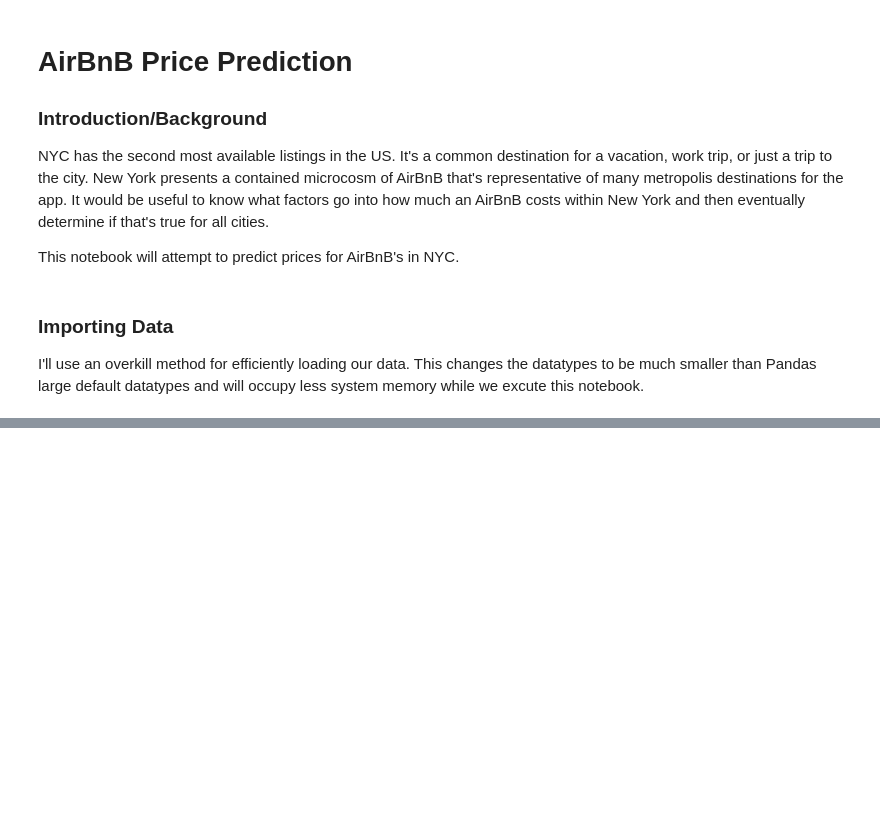
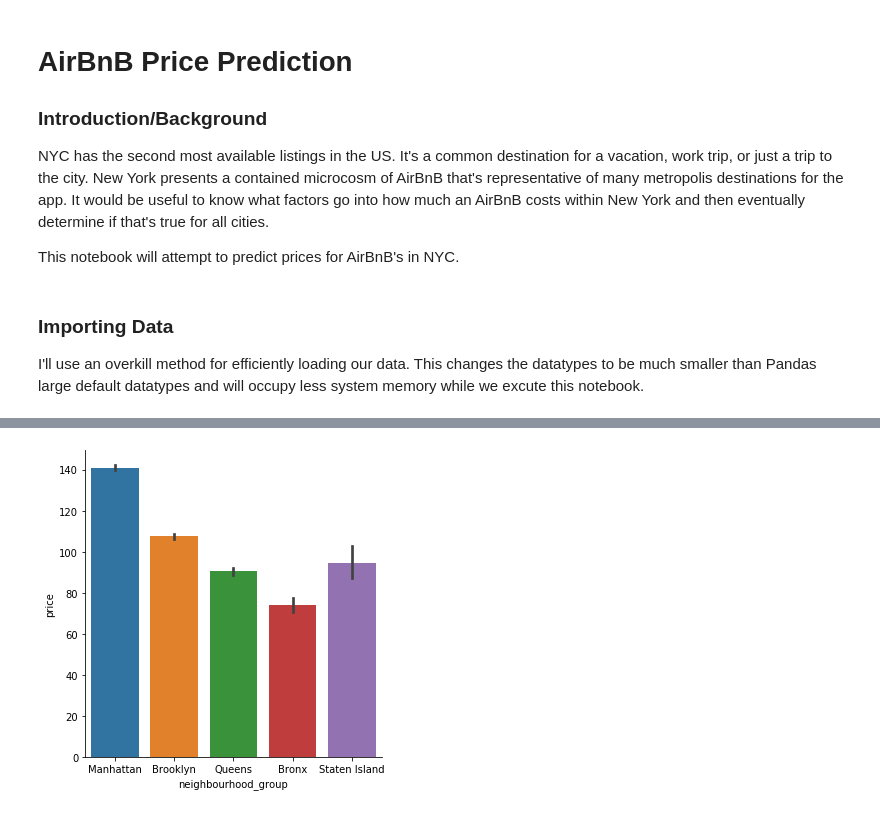
Before and after one commit to mickey-is-codin/airbnb, a Jupyter notebook: notebooks/price_prediction.ipynb, the cells around one changed output, grey strips where cells are left out. Drawn from its saved outputs; the diff is of its cells as text; code cells hidden in the pictures; blank space fills up the shorter version.

```diff
--- a/notebooks/price_prediction.ipynb
+++ b/notebooks/price_prediction.ipynb
@@ -149,0 +108,4 @@ It turns out that a lot of the AirBnB neighborhoods aren't exact. For example th
+# %%
+sns.catplot(x="neighbourhood_group", y="price", kind="bar", data=pair_df);
+# %% [output]
+[figure, added]
```
Also changed, not shown: parts of 23 cells of this notebook.
